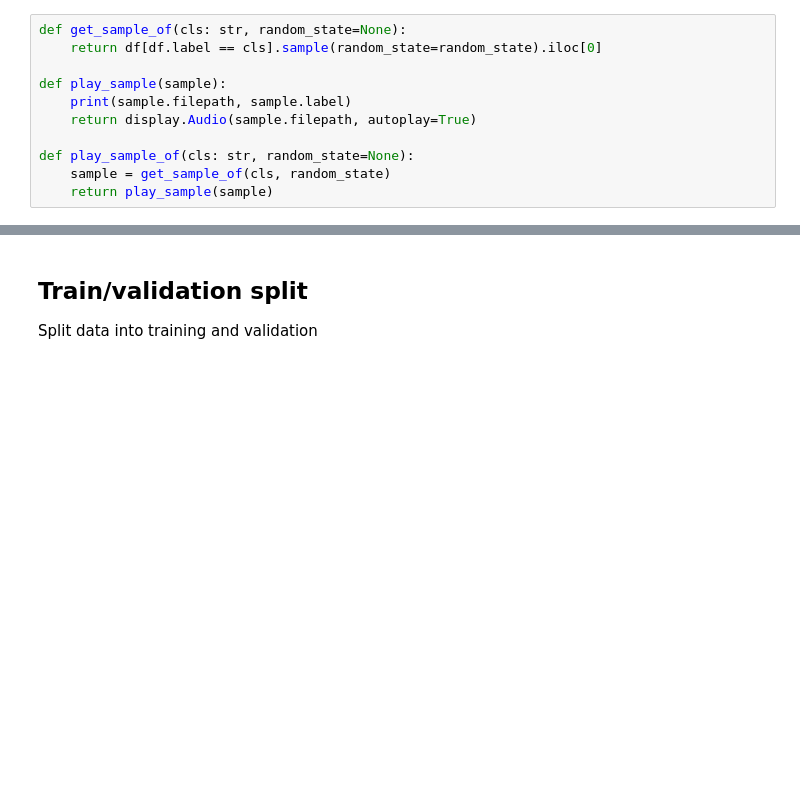
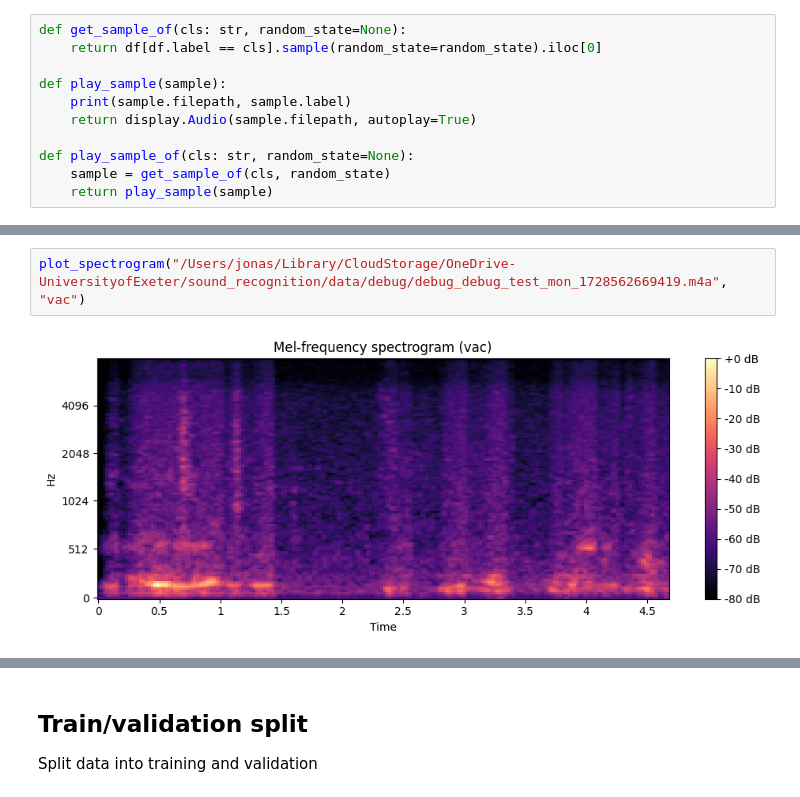
Before and after one commit to farthornas/labear, a Jupyter notebook: notebooks/train.ipynb, the cells around one changed output, grey strips where cells are left out. Drawn from its saved outputs; the diff is of its cells as text; blank space fills up the shorter version.

```diff
--- a/notebooks/train.ipynb
+++ b/notebooks/train.ipynb
@@ -159,0 +167,4 @@ def show_sample_of(cls: str, random_state=None):
+# %%
+plot_spectrogram("/Users/jonas/Library/CloudStorage/OneDrive-UniversityofExeter/sound_recognition/data/debug/debug_debug_test_mon_1728562669419.m4a", "vac")
+# %% [output]
+[figure, added]
```
Also changed, not shown: parts of 4 cells of this notebook.
